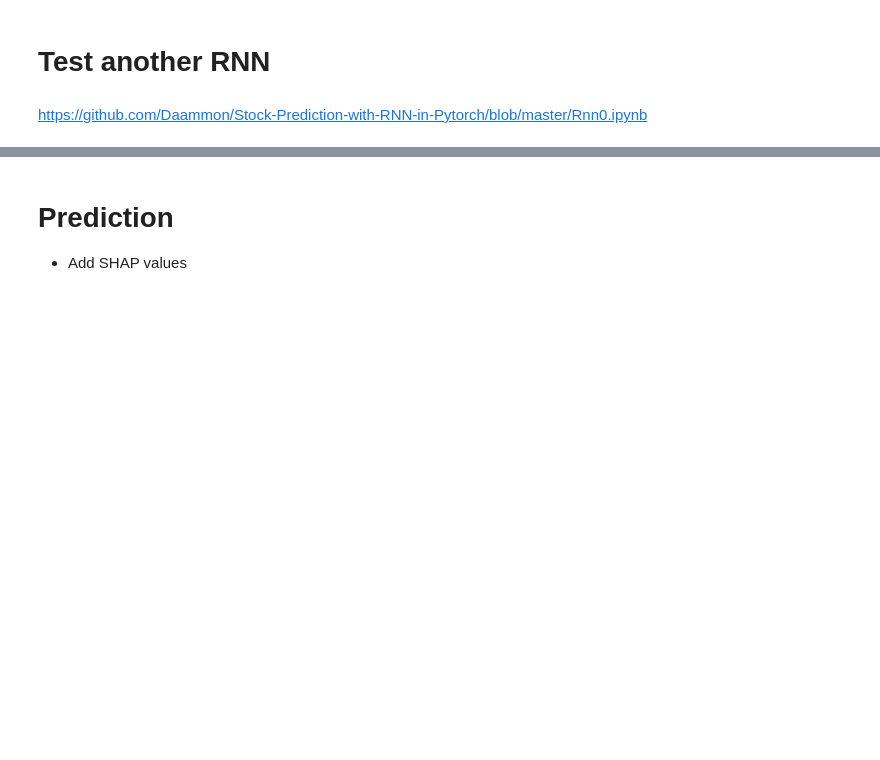
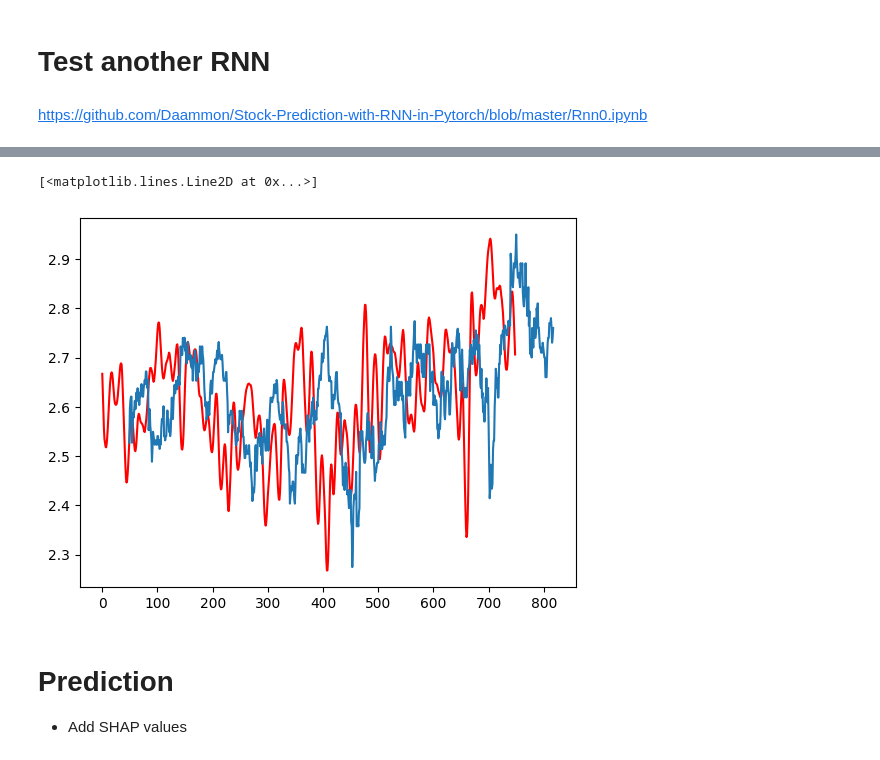
Before and after one commit to yiqwan/stock-forecast-with-nn, a Jupyter notebook: notebooks/yq.ipynb, the cells around one changed output, grey strips where cells are left out. Cells and saved outputs as stored; diff of their text form; code cells hidden in the pictures; blank space fills up the shorter version.

```diff
--- a/notebooks/yq.ipynb
+++ b/notebooks/yq.ipynb
@@ -759,3 +859,10 @@ plt.plot(prediction_plot)
+# %%
+# The timing might be different
+plt.plot(prediction_plot, label='Predict', c='r')
+plt.plot(df2[target_col_name])
+# %% [output]
+[<matplotlib.lines.Line2D at 0x...>]
+[figure, added]
 # %% [markdown]
 # Prediction
 - Add SHAP values
```
Also changed, not shown: parts of 7 cells of this notebook.
